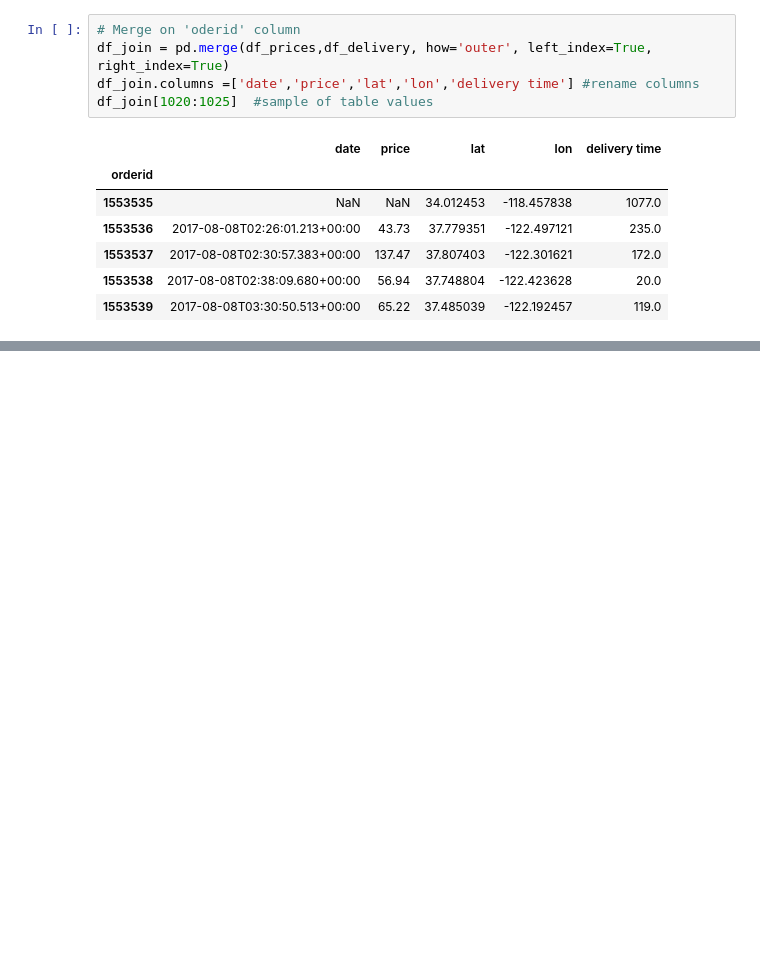
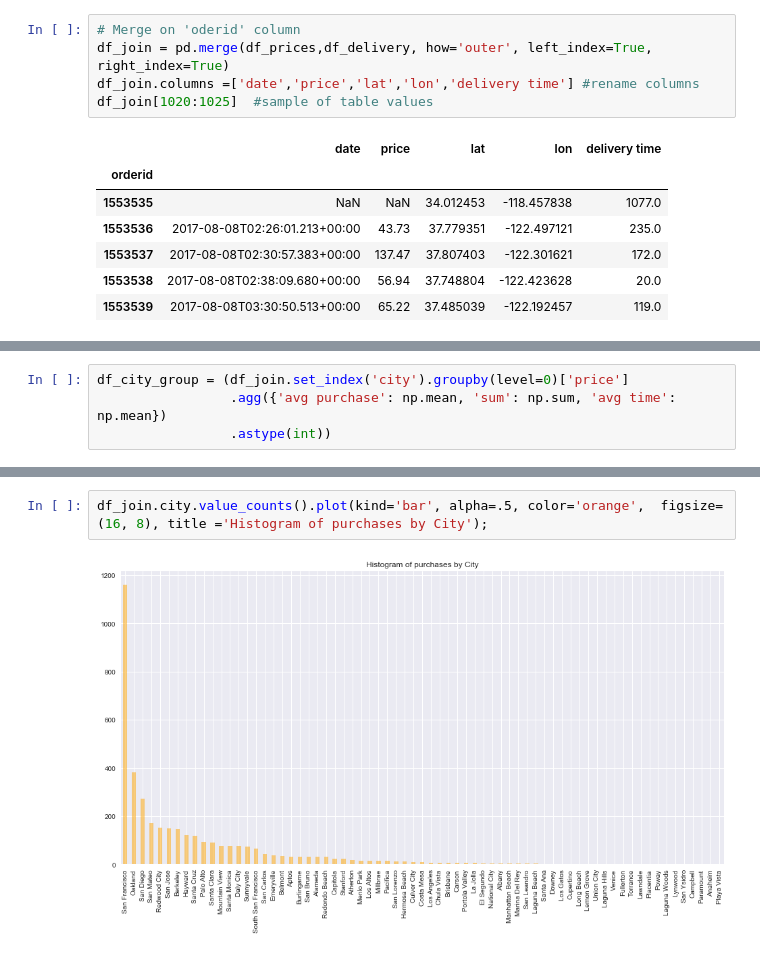
Before and after one commit to caheredia/Data-Science-Portfolio, a Jupyter notebook: EZ/develop/2017-10-30_ch_ez_assignment.ipynb, the cells around one changed output, grey strips where cells are left out. Saved outputs shown, nothing was run; the diff lists cells and outputs as text; blank space fills up the shorter version.

```diff
--- a/EZ/develop/2017-10-30_ch_ez_assignment.ipynb
+++ b/EZ/develop/2017-10-30_ch_ez_assignment.ipynb
@@ -131,0 +147,4 @@ Name: city, dtype: int64
+# %%
+df_city_group = (df_join.set_index('city').groupby(level=0)['price']
+                 .agg({'avg purchase': np.mean, 'sum': np.sum, 'avg time': np.mean})
+                 .astype(int))
@@ -131,0 +188,4 @@ Name: city, dtype: int64
+# %%
+df_join.city.value_counts().plot(kind='bar', alpha=.5, color='orange',  figsize=(16, 8), title ='Histogram of purchases by City');
+# %% [output]
+[figure, added]
```
Also changed, not shown: parts of 19 cells of this notebook, 2 other files.
